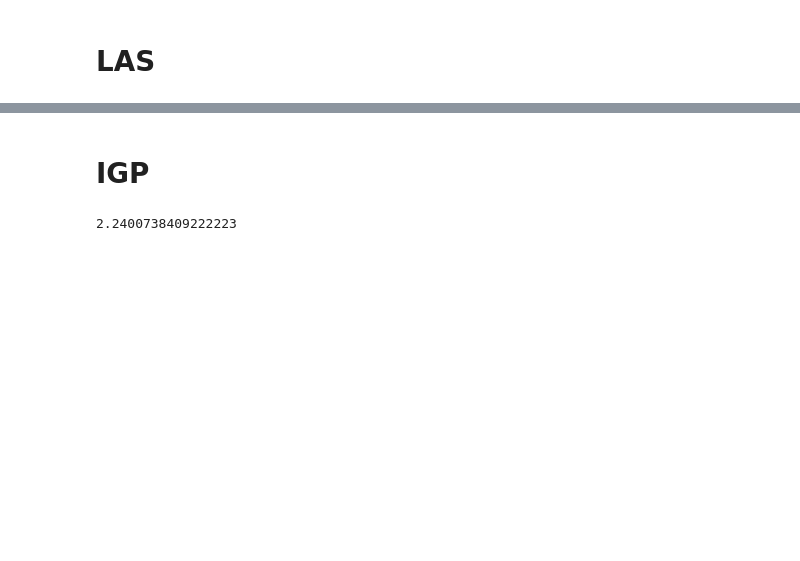
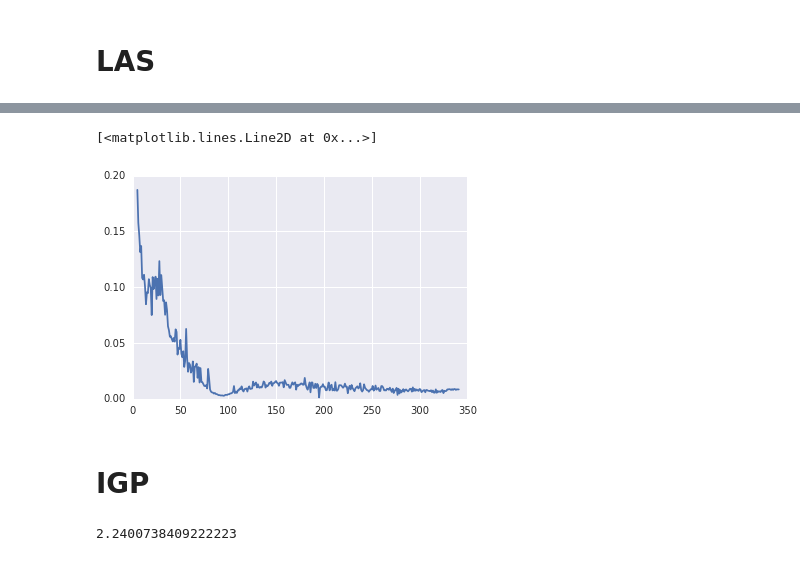
Before and after one commit to PhilChodrow/largest_submatrix, a Jupyter notebook: Examples.ipynb, the cells around one changed output, grey strips where cells are left out. Drawn from its saved outputs; the diff is of its cells as text; code cells hidden in the pictures; blank space fills up the shorter version.

```diff
--- a/Examples.ipynb
+++ b/Examples.ipynb
@@ -36,3 +60,8 @@ plt.imshow(inclusion_matrix(A, res['ix']), interpolation = 'nearest')
+# %%
+plt.plot(agged['k'], np.sqrt(agged['v']['var'])/agged['v']['mean'])
+# %% [output]
+[<matplotlib.lines.Line2D at 0x...>]
+[figure, added]
 # %% [markdown]
 # IGP
 # %%
```
Also changed, not shown: parts of 8 cells of this notebook.
